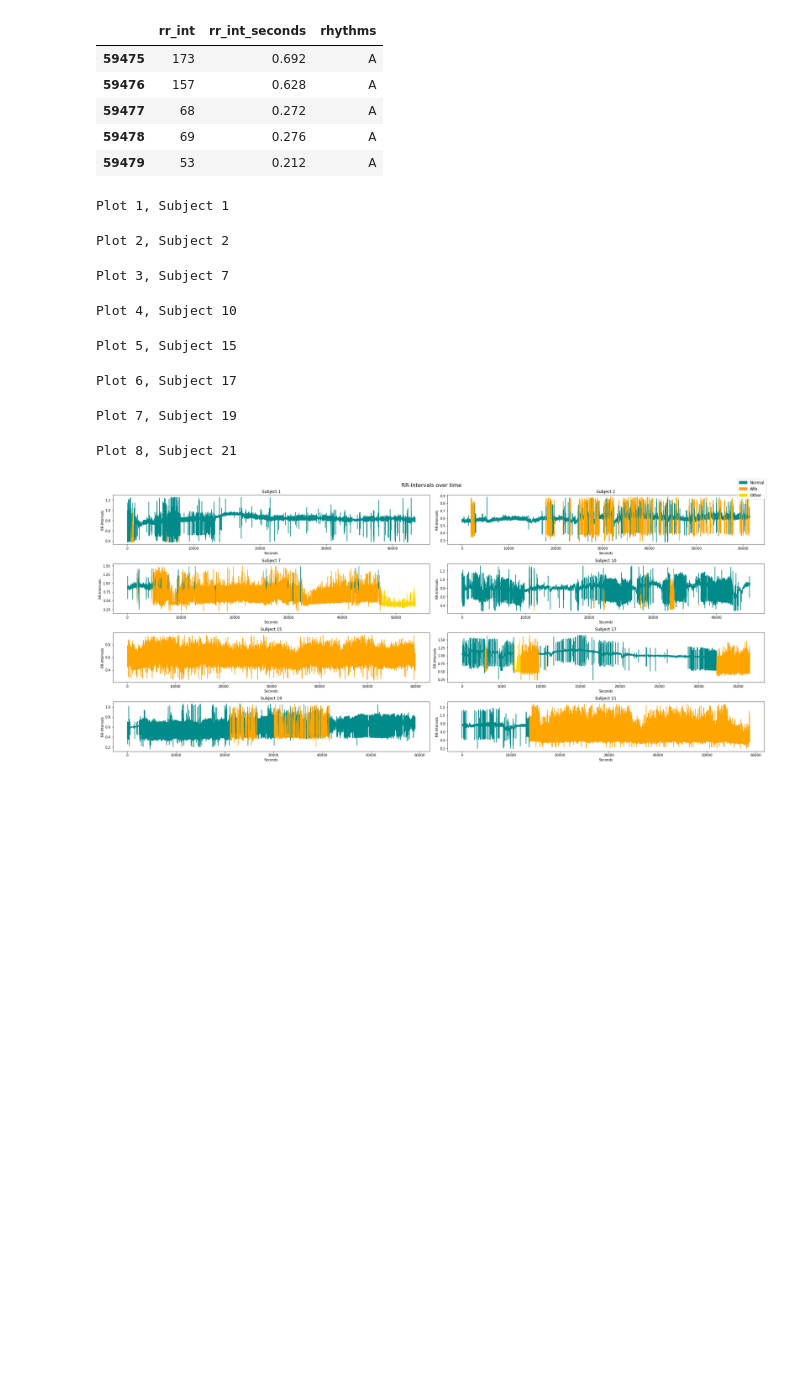
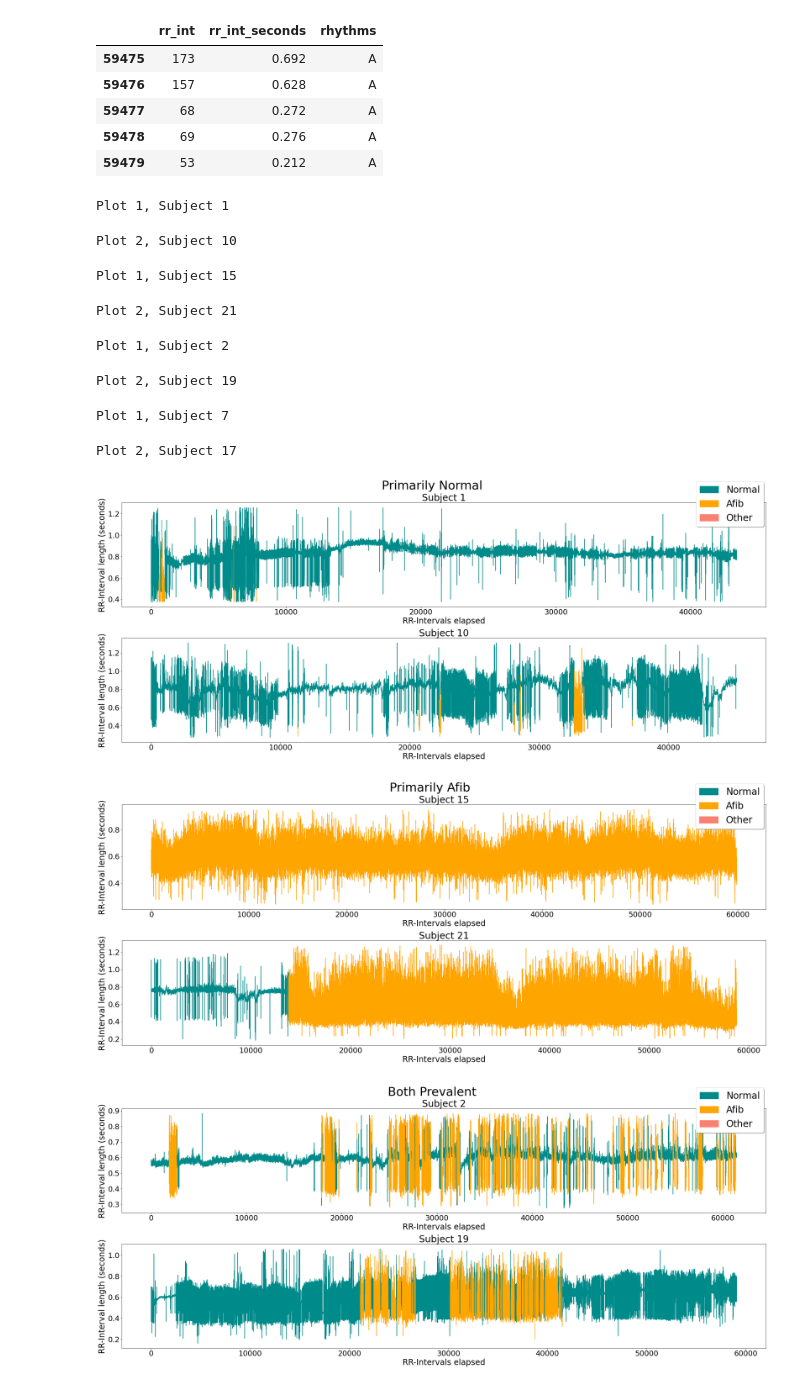
Before and after one commit to SVSM-AFib/2022-svsm-afib-group1, a Jupyter notebook: rr_time_plot.ipynb, the cells around one changed output. Saved outputs shown, nothing was run; the diff lists cells and outputs as text; code cells hidden in the pictures; blank space fills up the shorter version.

```diff
--- a/rr_time_plot.ipynb
+++ b/rr_time_plot.ipynb
@@ -47,14 +47,15 @@ rr_ints[22].tail()
 | 59478 | 69 | 0.276 | A |
 | 59479 | 53 | 0.212 | A |
 # %%
-def plot_time_plot(selection, nrows, ncols):
+def plot_time_plot(selection, nrows, ncols, title):
     plt.figure(figsize=(28, 12))
 
     for idx, x in enumerate(selection):
         ax = plt.subplot(nrows, ncols, idx + 1)
-        ax.set_title('Subject '+str(x))
-        ax.set_xlabel('Seconds')
-        ax.set_ylabel('RR-Intervals')
+        ax.set_title('Subject '+str(x), fontsize=28)
+        ax.set_xlabel('RR-Intervals elapsed', fontsize=24)
+        ax.set_ylabel('RR-Interval length (seconds)', fontsize=24)
+        ax.tick_params(labelsize=22)
 
         df = rr_ints[x-1]
 
@@ -71,7 +72,7 @@ def plot_time_plot(selection, nrows, ncols):
                 elif current == 'A':
                     ax.plot(list(range(lastidx, index+1)), currentdata, color='orange')
                 elif current == 'O':
-                    ax.plot(list(range(lastidx, index+1)), currentdata, color='gold')
+                    ax.plot(list(range(lastidx, index+1)), currentdata, color='salmon')
             elif row['rhythms'] == current:
                 currentdata.append(row['rr_int_seconds'])
             else:
@@ -80,30 +81,36 @@ def plot_time_plot(selection, nrows, ncols):
                 elif current == 'A':
                     ax.plot(list(range(lastidx, index)), currentdata, color='orange')
                 elif current == 'O':
-                    ax.plot(list(range(lastidx, index)), currentdata, color='gold')
+                    ax.plot(list(range(lastidx, index)), currentdata, color='salmon')
                 lastidx = index
                 current = row['rhythms']
                 currentdata = [row['rr_int_seconds']]
 
-    plt.suptitle('RR-Intervals over time', fontsize=16)
+    plt.suptitle(title, fontsize=36)
 
     normal_patch = mpatches.Patch(color='darkcyan', label='Normal')
     afib_patch = mpatches.Patch(color='orange', label='Afib')
-    other_patch = mpatches.Patch(color='gold', label='Other')
+    other_patch = mpatches.Patch(color='salmon', label='Other')
     plt.figlegend([normal_patch, afib_patch, other_patch],
                 ['Normal', 'Afib', 'Other'],
-                fontsize="large",
-                loc = "upper right")
+                fontsize=28,
+                loc = "upper right",
+                shadow = True)
     plt.tight_layout()
-# %%
-plot_time_plot([1, 2, 7, 10, 15, 17, 19, 21], 4, 2)
-# %% [output]
-Plot 1, Subject 1
-Plot 2, Subject 2
-Plot 3, Subject 7
-Plot 4, Subject 10
-Plot 5, Subject 15
-Plot 6, Subject 17
-Plot 7, Subject 19
-Plot 8, Subject 21
-[figure, removed]
+# %%
+plot_time_plot([1, 10], 2, 1, 'Primarily Normal')
+plot_time_plot([15, 21], 2, 1, 'Primarily Afib')
+plot_time_plot([2, 19], 2, 1, 'Both Prevalent')
+plot_time_plot([7, 17], 2, 1, 'Irregular')
+# %% [output]
+Plot 1, Subject 1
+Plot 2, Subject 10
+Plot 1, Subject 15
+Plot 2, Subject 21
+Plot 1, Subject 2
+Plot 2, Subject 19
+Plot 1, Subject 7
+Plot 2, Subject 17
+[figure, added]
+[figure, added]
+[figure, added]
```
Also changed, not shown: parts of 1 cell of this notebook, 1 other file.
